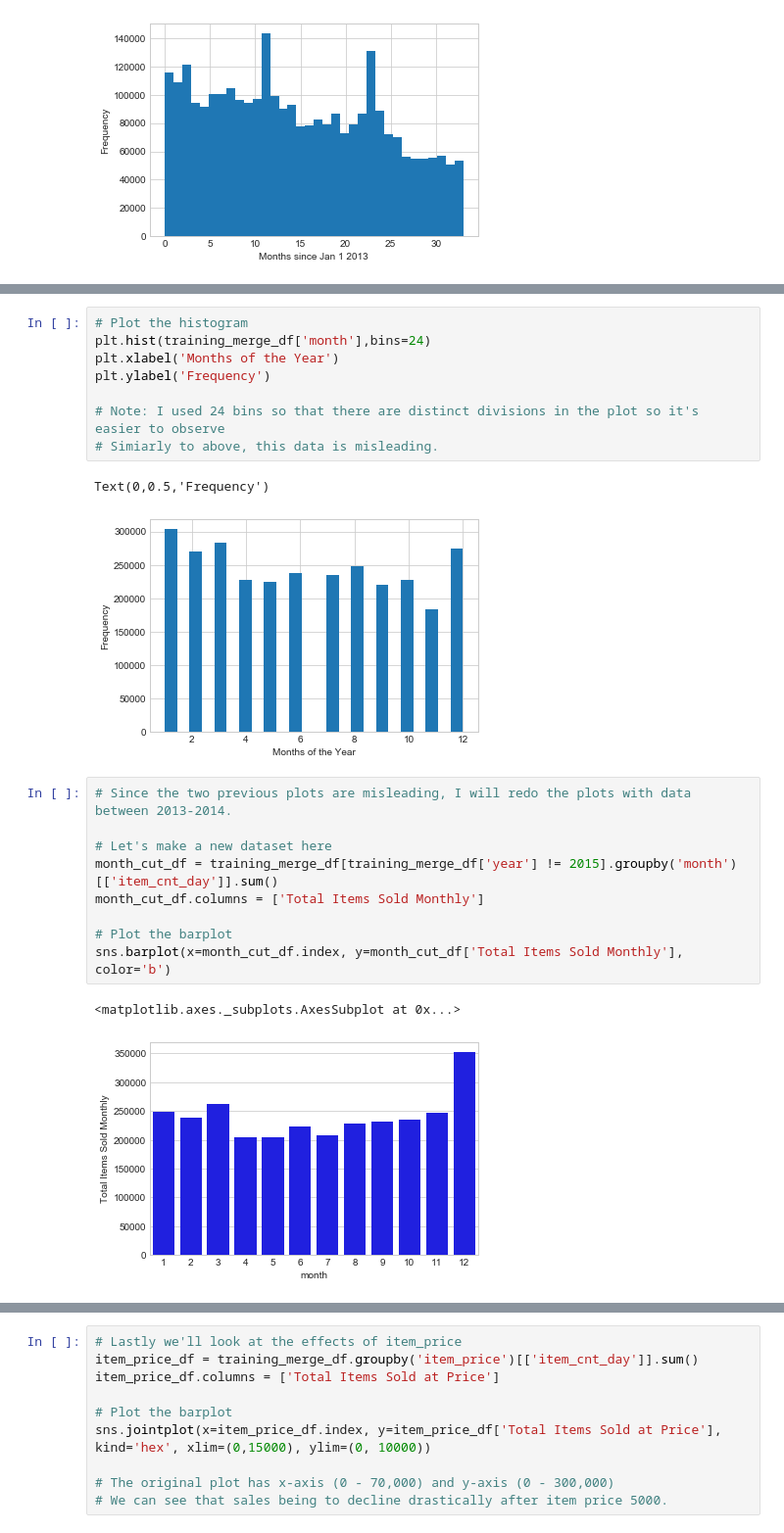
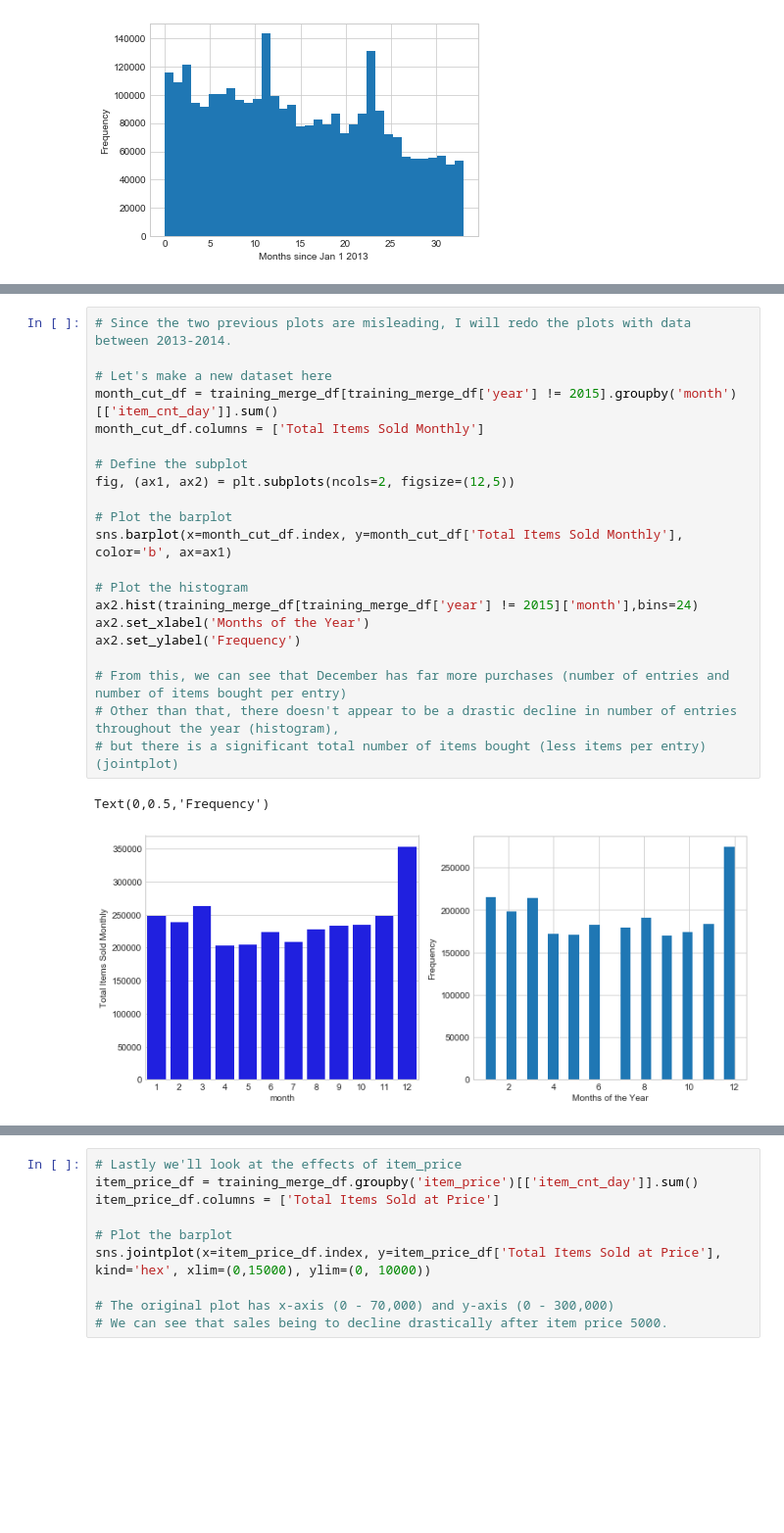
Before and after one commit to huynhe/Kaggle-Predict-Future-Sales, a Jupyter notebook: Data Capstone Project 1 Data Story.ipynb, the cells around one changed output, grey strips where cells are left out. Shown: that part at 98% size. Cells and saved outputs as stored; diff of their text form; blank space fills up the shorter version.

```diff
--- a/Data Capstone Project 1 Data Story.ipynb
+++ b/Data Capstone Project 1 Data Story.ipynb
@@ -177,23 +188,24 @@ sns.barplot(x=month_df.index, y=month_df['Total Items Sold Monthly'], color='b')
-# %%
-# Plot the histogram
-plt.hist(training_merge_df['month'],bins=24)
-plt.xlabel('Months of the Year')
-plt.ylabel('Frequency')
-
-# Note: I used 24 bins so that there are distinct divisions in the plot so it's easier to observe
-# Simiarly to above, this data is misleading.
-# %% [output]
-Text(0,0.5,'Frequency')
-[figure, removed]
 # %%
 # Since the two previous plots are misleading, I will redo the plots with data between 2013-2014.
 
 # Let's make a new dataset here
 month_cut_df = training_merge_df[training_merge_df['year'] != 2015].groupby('month')[['item_cnt_day']].sum()
 month_cut_df.columns = ['Total Items Sold Monthly']
 
+# Define the subplot
+fig, (ax1, ax2) = plt.subplots(ncols=2, figsize=(12,5))
+
 # Plot the barplot
-sns.barplot(x=month_cut_df.index, y=month_cut_df['Total Items Sold Monthly'], color='b')
+sns.barplot(x=month_cut_df.index, y=month_cut_df['Total Items Sold Monthly'], color='b', ax=ax1)
+
+# Plot the histogram
+ax2.hist(training_merge_df[training_merge_df['year'] != 2015]['month'],bins=24)
+ax2.set_xlabel('Months of the Year')
+ax2.set_ylabel('Frequency')
+
+# From this, we can see that December has far more purchases (number of entries and number of items bought per entry)
+# Other than that, there doesn't appear to be a drastic decline in number of entries throughout the year (histogram),
+# but there is a significant total number of items bought (less items per entry)(jointplot)
 # %% [output]
-<matplotlib.axes._subplots.AxesSubplot at 0x...>
+Text(0,0.5,'Frequency')
-[figure, old version]
+[figure, new version]
```
Also changed, not shown: parts of 7 cells of this notebook.
